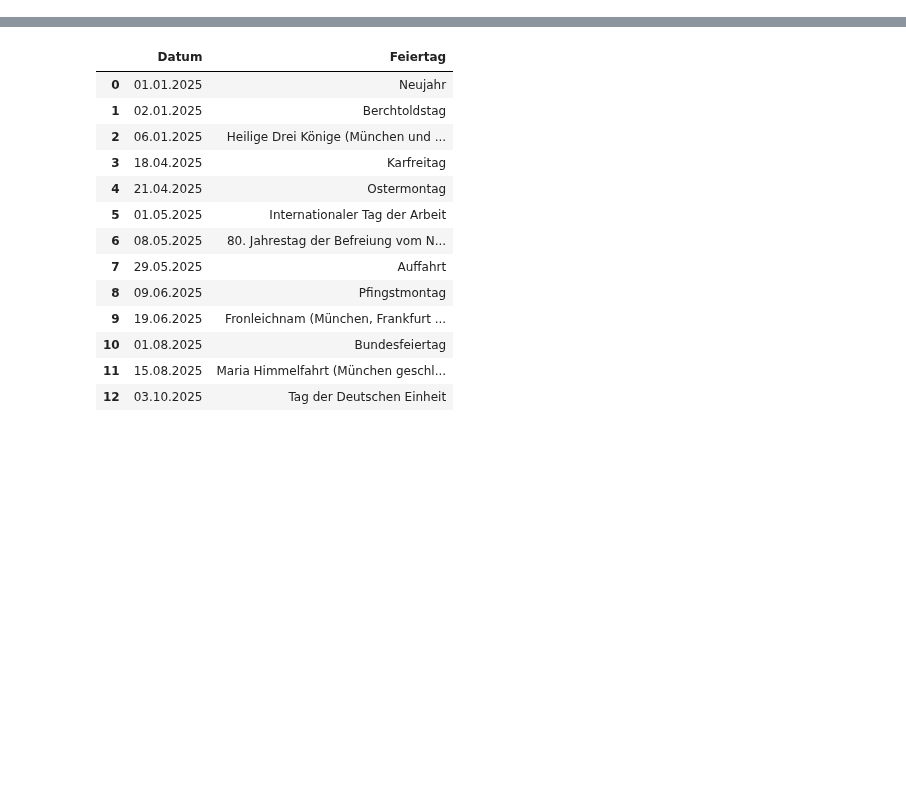
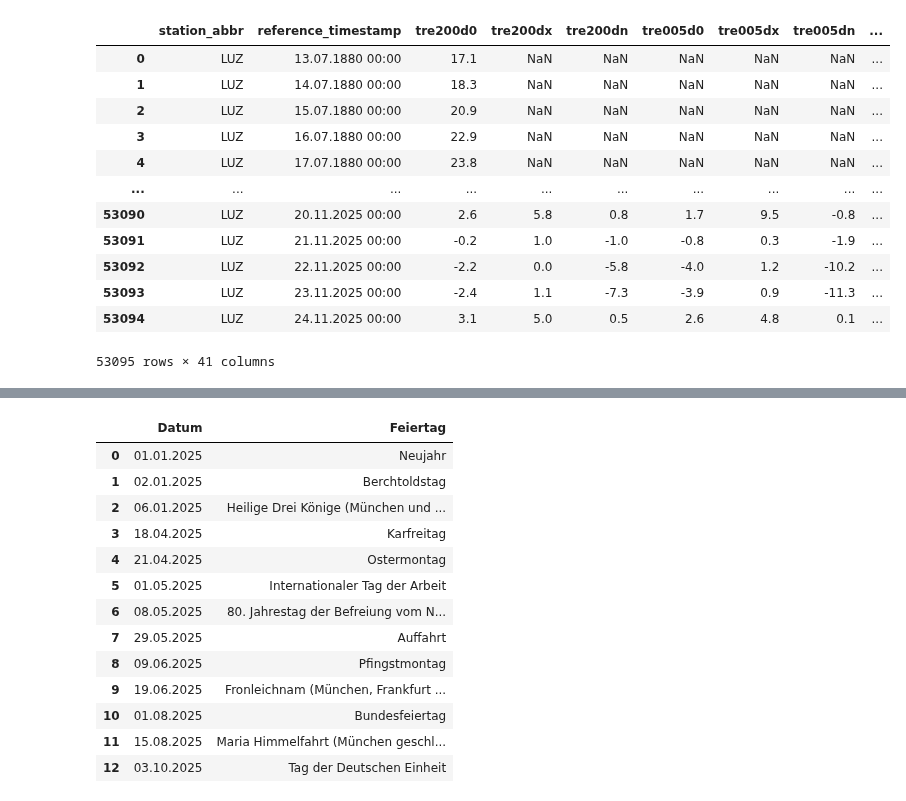
Before and after one commit to Luggias/DSF_Group_Project, a Jupyter notebook: data_handling.ipynb, the cells around one changed output, grey strips where cells are left out. Saved outputs shown, nothing was run; the diff lists cells and outputs as text; code cells hidden in the pictures; blank space fills up the shorter version.

```diff
--- a/data_handling.ipynb
+++ b/data_handling.ipynb
@@ -4,4 +4,27 @@ import numpy as np
 import datetime as dt
 import openpyxl
 import matplotlib.pyplot as plt
+# %%
+filepath_Luzern_weather_2025 = "https://data.geo.admin.ch/ch.meteoschweiz.ogd-smn/luz/ogd-smn_luz_d_recent.csv"
+df_Luzern_weather_2025 = pd.read_csv(filepath_Luzern_weather_2025, sep=';')
+
+filepath_Luzern_weather_until2024 = "https://data.geo.admin.ch/ch.meteoschweiz.ogd-smn/luz/ogd-smn_luz_d_historical.csv"
+df_Luzern_weather_until2024 = pd.read_csv(filepath_Luzern_weather_until2024, sep=';')
+
+df_Luzern_weather = pd.concat([df_Luzern_weather_until2024, df_Luzern_weather_2025], axis=0, ignore_index=True)
+display(df_Luzern_weather)
+# %% [output]
+|  | station_abbr | reference_timestamp | tre200d0 | tre200dx | tre200dn | tre005d0 | tre005dx | tre005dn | ... |
+| 0 | LUZ | 13.07.1880 00:00 | 17.1 | NaN | NaN | NaN | NaN | NaN | ... |
+| 1 | LUZ | 14.07.1880 00:00 | 18.3 | NaN | NaN | NaN | NaN | NaN | ... |
+| 2 | LUZ | 15.07.1880 00:00 | 20.9 | NaN | NaN | NaN | NaN | NaN | ... |
+| 3 | LUZ | 16.07.1880 00:00 | 22.9 | NaN | NaN | NaN | NaN | NaN | ... |
+| 4 | LUZ | 17.07.1880 00:00 | 23.8 | NaN | NaN | NaN | NaN | NaN | ... |
+| ... | ... | ... | ... | ... | ... | ... | ... | ... | ... |
+| 53090 | LUZ | 20.11.2025 00:00 | 2.6 | 5.8 | 0.8 | 1.7 | 9.5 | -0.8 | ... |
+| 53091 | LUZ | 21.11.2025 00:00 | -0.2 | 1.0 | -1.0 | -0.8 | 0.3 | -1.9 | ... |
+| 53092 | LUZ | 22.11.2025 00:00 | -2.2 | 0.0 | -5.8 | -4.0 | 1.2 | -10.2 | ... |
+| 53093 | LUZ | 23.11.2025 00:00 | -2.4 | 1.1 | -7.3 | -3.9 | 0.9 | -11.3 | ... |
+| 53094 | LUZ | 24.11.2025 00:00 | 3.1 | 5.0 | 0.5 | 2.6 | 4.8 | 0.1 | ... |
+53095 rows × 41 columns
 # %%
```
Also changed, not shown: parts of 11 cells of this notebook, 1 other file.
